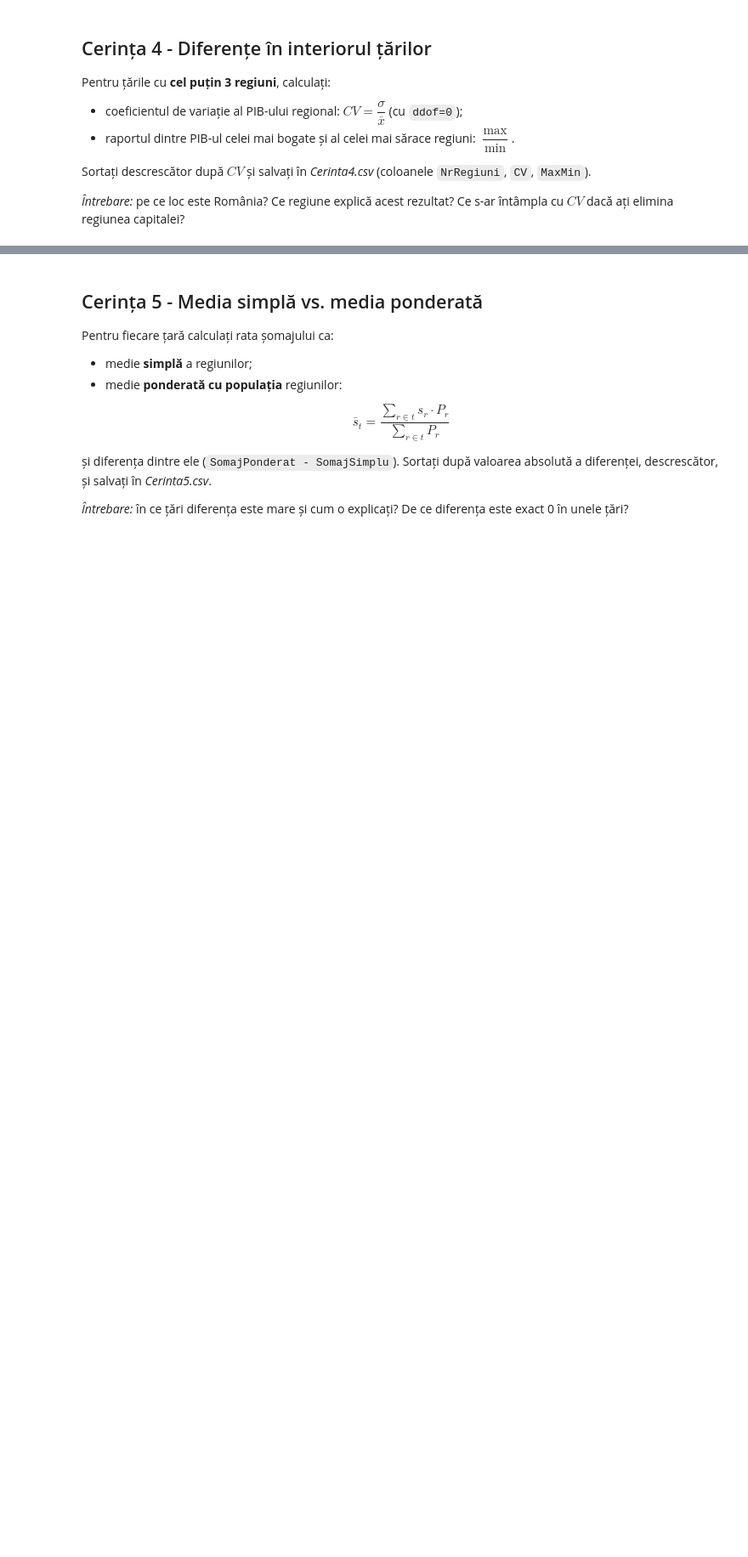
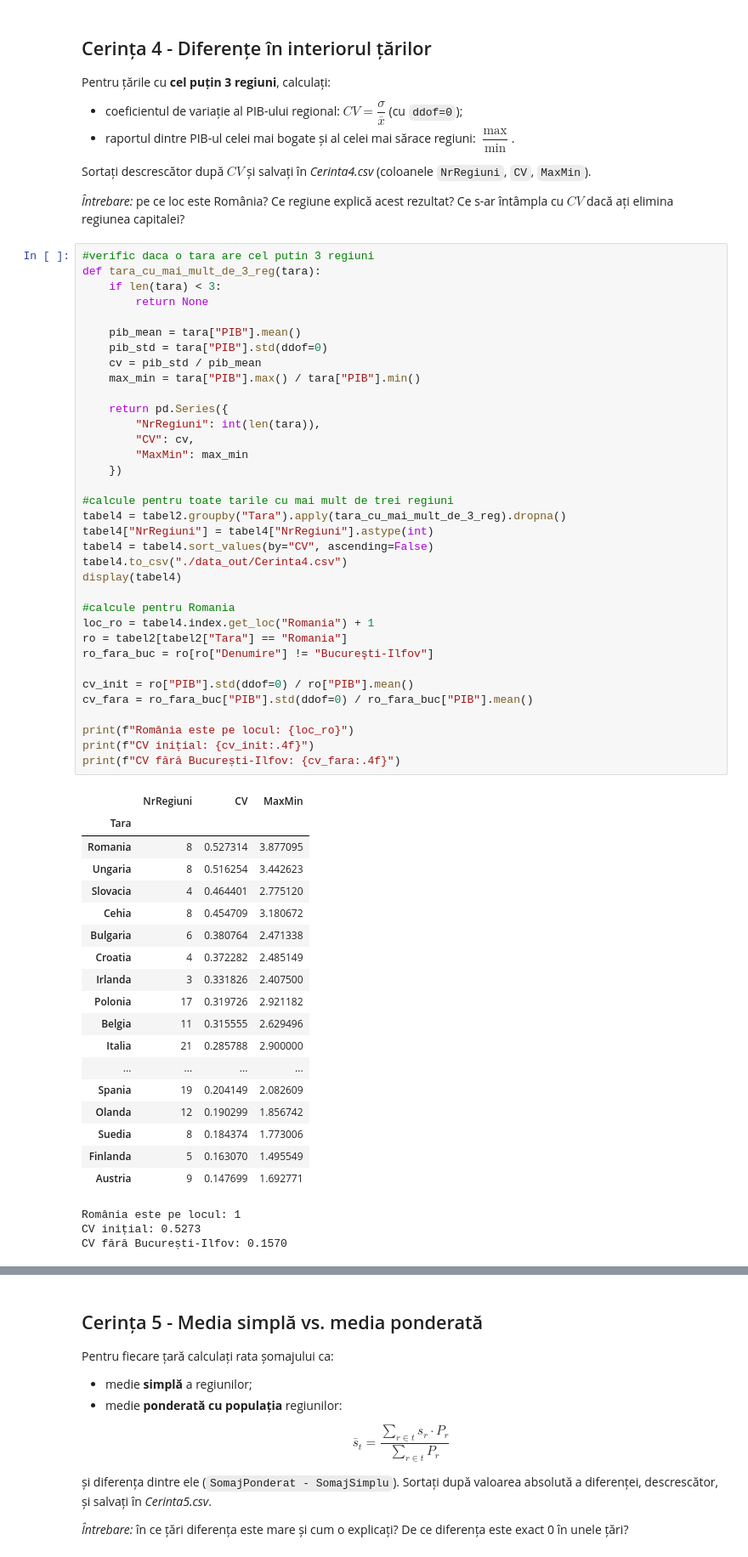
Before and after one commit to radustefania1/Dezvoltare_Software_Pentru_Analiza_Datelor, a Jupyter notebook: Teme/tema1_/tema1.ipynb, the cells around one changed output, grey strips where cells are left out. Shown at 85% size. Drawn from its saved outputs; the diff is of its cells as text; blank space fills up the shorter version.

```diff
--- a/Teme/tema1_/tema1.ipynb
+++ b/Teme/tema1_/tema1.ipynb
@@ -83,4 +187,61 @@ Pentru țările cu **cel puțin 3 regiuni**, calculați:
 Sortați descrescător după $CV$ și salvați în *Cerinta4.csv* (coloanele `NrRegiuni`, `CV`, `MaxMin`).
 
 *Întrebare:* pe ce loc este România? Ce regiune explică acest rezultat? Ce s-ar întâmpla cu $CV$ dacă ați elimina regiunea capitalei?
+# %%
+#verific daca o tara are cel putin 3 regiuni
+def tara_cu_mai_mult_de_3_reg(tara):
+    if len(tara) < 3:
+        return None
+
+    pib_mean = tara["PIB"].mean()
+    pib_std = tara["PIB"].std(ddof=0)
+    cv = pib_std / pib_mean
+    max_min = tara["PIB"].max() / tara["PIB"].min()
+
+    return pd.Series({
+        "NrRegiuni": int(len(tara)),
+        "CV": cv,
+        "MaxMin": max_min
+    })
+
+#calcule pentru toate tarile cu mai mult de trei regiuni
+tabel4 = tabel2.groupby("Tara").apply(tara_cu_mai_mult_de_3_reg).dropna()
+tabel4["NrRegiuni"] = tabel4["NrRegiuni"].astype(int)
+tabel4 = tabel4.sort_values(by="CV", ascending=False)
+tabel4.to_csv("./data_out/Cerinta4.csv")
+display(tabel4)
+
+#calcule pentru Romania
+loc_ro = tabel4.index.get_loc("Romania") + 1
+ro = tabel2[tabel2["Tara"] == "Romania"]
+ro_fara_buc = ro[ro["Denumire"] != "Bucureşti-Ilfov"]
+
+cv_init = ro["PIB"].std(ddof=0) / ro["PIB"].mean()
+cv_fara = ro_fara_buc["PIB"].std(ddof=0) / ro_fara_buc["PIB"].mean()
+
+print(f"România este pe locul: {loc_ro}")
+print(f"CV inițial: {cv_init:.4f}")
+print(f"CV fără București-Ilfov: {cv_fara:.4f}")
+# %% [output]
+|  | NrRegiuni | CV | MaxMin |
+| Tara |  |  |  |
+| Romania | 8 | 0.527314 | 3.877095 |
+| Ungaria | 8 | 0.516254 | 3.442623 |
+| Slovacia | 4 | 0.464401 | 2.775120 |
+| Cehia | 8 | 0.454709 | 3.180672 |
+| Bulgaria | 6 | 0.380764 | 2.471338 |
+| Croatia | 4 | 0.372282 | 2.485149 |
+| Irlanda | 3 | 0.331826 | 2.407500 |
+| Polonia | 17 | 0.319726 | 2.921182 |
+| Belgia | 11 | 0.315555 | 2.629496 |
+| Italia | 21 | 0.285788 | 2.900000 |
+| ... | ... | ... | ... |
+| Spania | 19 | 0.204149 | 2.082609 |
+| Olanda | 12 | 0.190299 | 1.856742 |
+| Suedia | 8 | 0.184374 | 1.773006 |
+| Finlanda | 5 | 0.163070 | 1.495549 |
+| Austria | 9 | 0.147699 | 1.692771 |
+România este pe locul: 1
+CV inițial: 0.5273
+CV fără București-Ilfov: 0.1570
 # %% [markdown]
```
Also changed, not shown: parts of 19 cells of this notebook, 11 other files.
